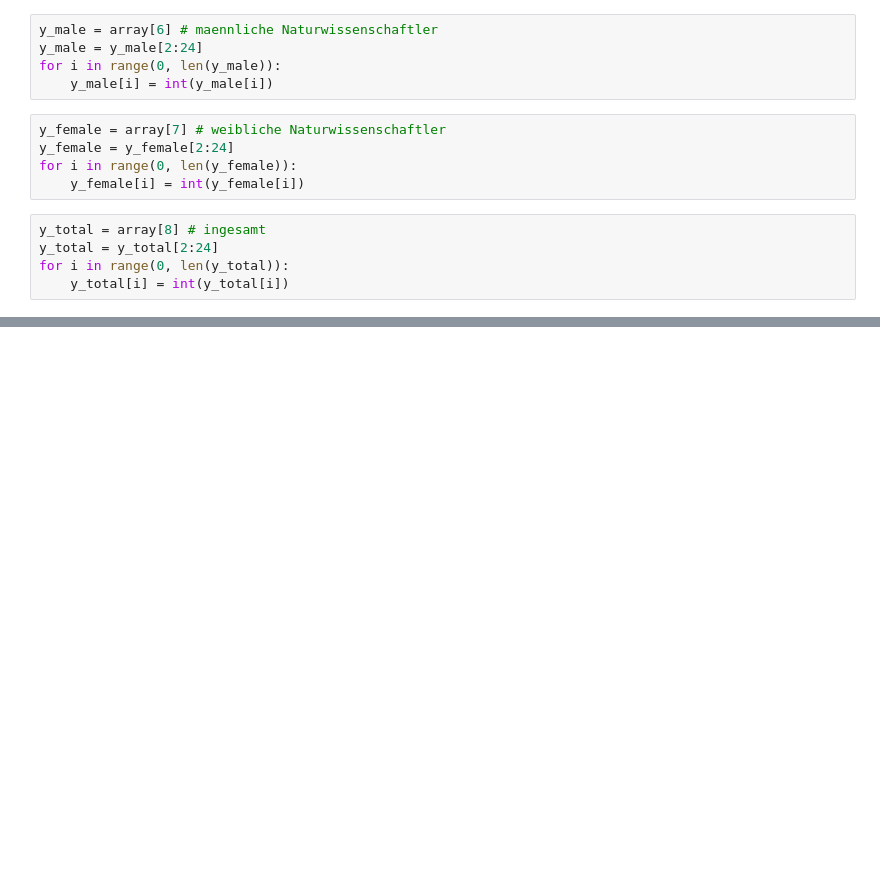
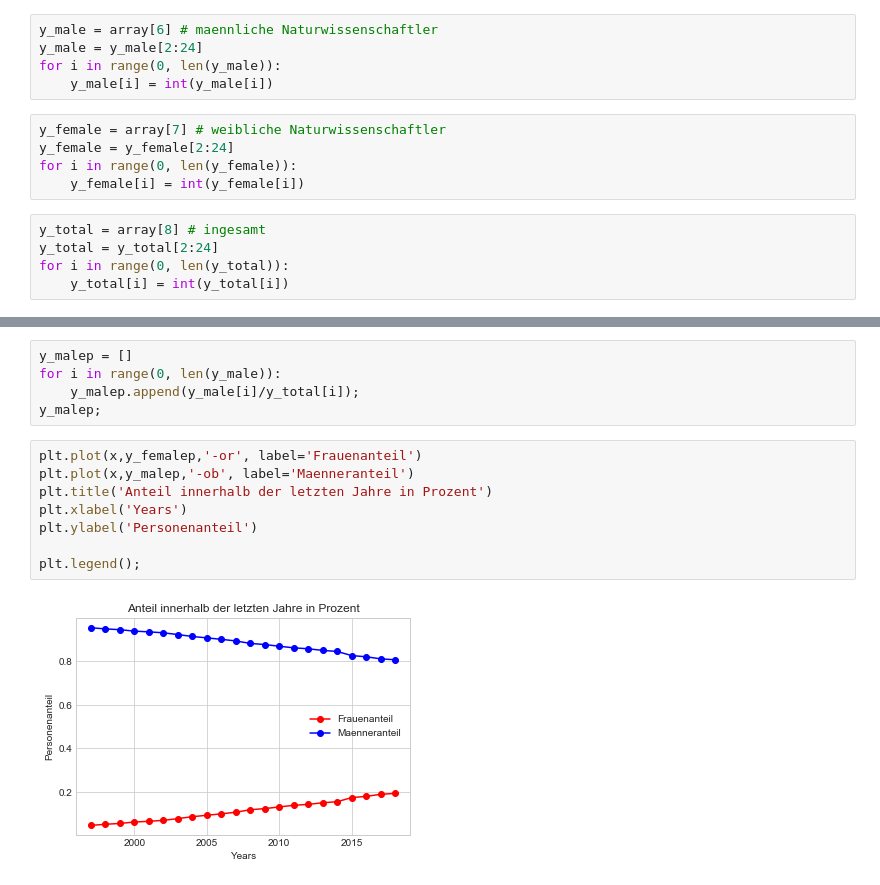
Before and after one commit to UlrikeBoehm/destatis, a Jupyter notebook: PhysikerinnenStats.ipynb, the cells around one changed output, grey strips where cells are left out. Drawn from its saved outputs; the diff is of its cells as text; blank space fills up the shorter version.

```diff
--- a/PhysikerinnenStats.ipynb
+++ b/PhysikerinnenStats.ipynb
@@ -103,0 +113,15 @@ plt.legend();
+# %%
+y_malep = []
+for i in range(0, len(y_male)):
+    y_malep.append(y_male[i]/y_total[i]);
+y_malep;
+# %%
+plt.plot(x,y_femalep,'-or', label='Frauenanteil')
+plt.plot(x,y_malep,'-ob', label='Maenneranteil')
+plt.title('Anteil innerhalb der letzten Jahre in Prozent')
+plt.xlabel('Years')
+plt.ylabel('Personenanteil')
+
+plt.legend();
+# %% [output]
+[figure, added]
```
Also changed, not shown: parts of 11 cells of this notebook.
